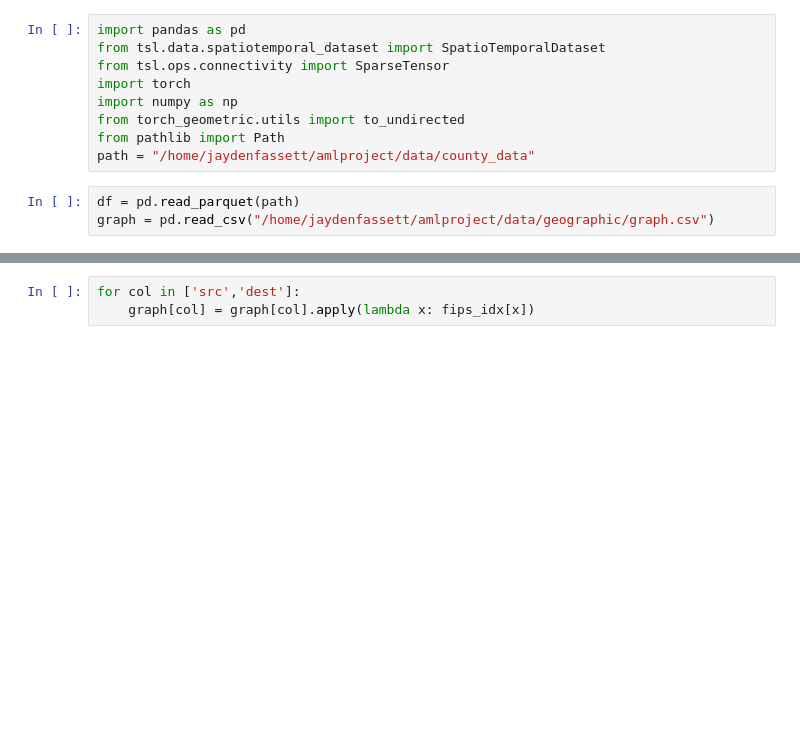
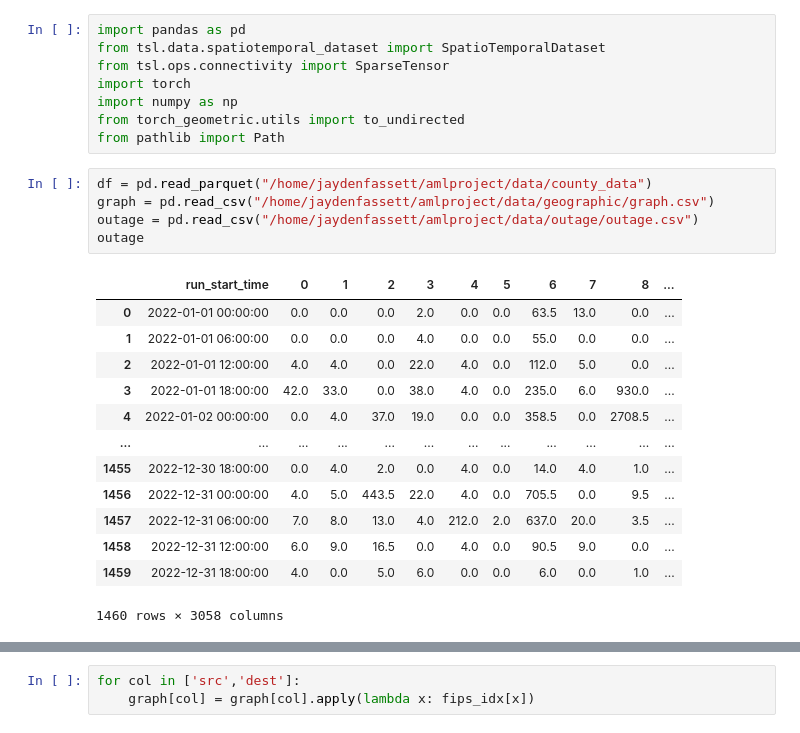
Before and after one commit to arrdel/power-outage-prediction, a Jupyter notebook: src/tsldata.ipynb, the cells around one changed output, grey strips where cells are left out. Drawn from its saved outputs; the diff is of its cells as text; blank space fills up the shorter version.

```diff
--- a/src/tsldata.ipynb
+++ b/src/tsldata.ipynb
@@ -6,7 +6,22 @@ import torch
 import numpy as np
 from torch_geometric.utils import to_undirected
 from pathlib import Path
-path = "/home/jaydenfassett/amlproject/data/county_data"
 # %%
-df = pd.read_parquet(path)
+df = pd.read_parquet("/home/jaydenfassett/amlproject/data/county_data")
 graph = pd.read_csv("/home/jaydenfassett/amlproject/data/geographic/graph.csv")
+outage = pd.read_csv("/home/jaydenfassett/amlproject/data/outage/outage.csv")
+outage
+# %% [output]
+|  | run_start_time | 0 | 1 | 2 | 3 | 4 | 5 | 6 | 7 | 8 | ... |
+| 0 | 2022-01-01 00:00:00 | 0.0 | 0.0 | 0.0 | 2.0 | 0.0 | 0.0 | 63.5 | 13.0 | 0.0 | ... |
+| 1 | 2022-01-01 06:00:00 | 0.0 | 0.0 | 0.0 | 4.0 | 0.0 | 0.0 | 55.0 | 0.0 | 0.0 | ... |
+| 2 | 2022-01-01 12:00:00 | 4.0 | 4.0 | 0.0 | 22.0 | 4.0 | 0.0 | 112.0 | 5.0 | 0.0 | ... |
+| 3 | 2022-01-01 18:00:00 | 42.0 | 33.0 | 0.0 | 38.0 | 4.0 | 0.0 | 235.0 | 6.0 | 930.0 | ... |
+| 4 | 2022-01-02 00:00:00 | 0.0 | 4.0 | 37.0 | 19.0 | 0.0 | 0.0 | 358.5 | 0.0 | 2708.5 | ... |
+| ... | ... | ... | ... | ... | ... | ... | ... | ... | ... | ... | ... |
+| 1455 | 2022-12-30 18:00:00 | 0.0 | 4.0 | 2.0 | 0.0 | 4.0 | 0.0 | 14.0 | 4.0 | 1.0 | ... |
+| 1456 | 2022-12-31 00:00:00 | 4.0 | 5.0 | 443.5 | 22.0 | 4.0 | 0.0 | 705.5 | 0.0 | 9.5 | ... |
+| 1457 | 2022-12-31 06:00:00 | 7.0 | 8.0 | 13.0 | 4.0 | 212.0 | 2.0 | 637.0 | 20.0 | 3.5 | ... |
+| 1458 | 2022-12-31 12:00:00 | 6.0 | 9.0 | 16.5 | 0.0 | 4.0 | 0.0 | 90.5 | 9.0 | 0.0 | ... |
+| 1459 | 2022-12-31 18:00:00 | 4.0 | 0.0 | 5.0 | 6.0 | 0.0 | 0.0 | 6.0 | 0.0 | 1.0 | ... |
+1460 rows × 3058 columns
```
Also changed, not shown: parts of 18 cells of this notebook.
